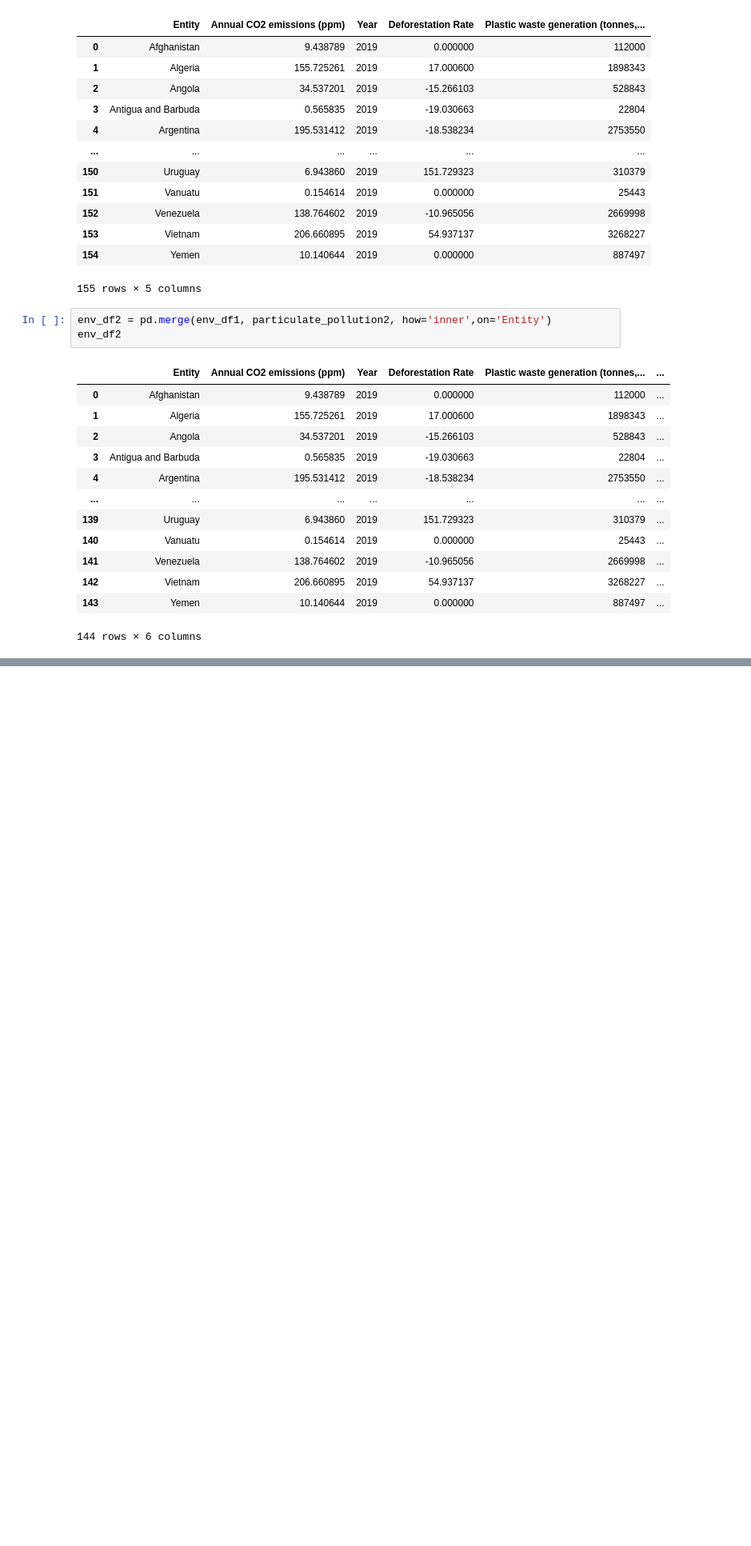
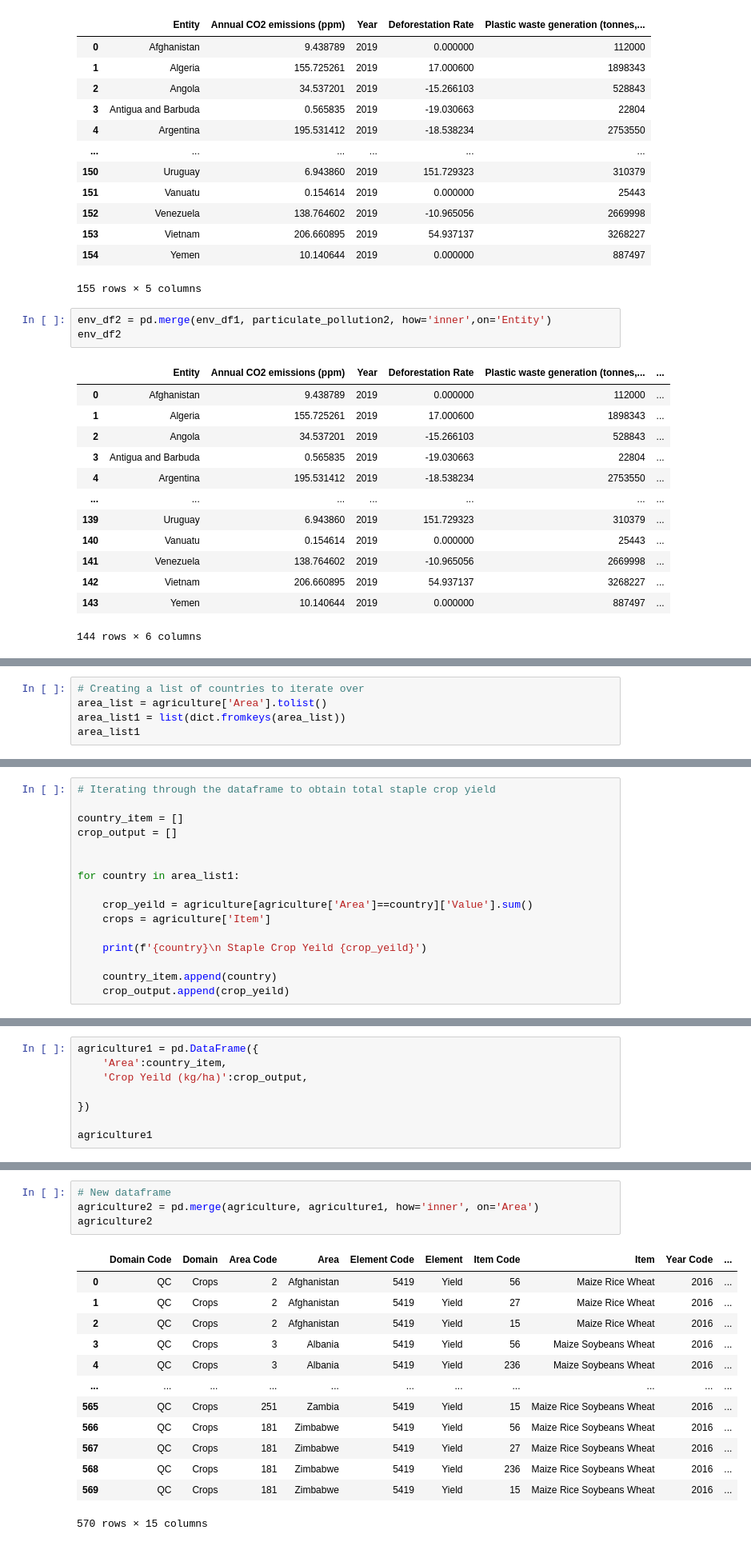
Before and after one commit to skumble27/health-of-a-nation, a Jupyter notebook: Sumukh/datacleanetl.ipynb, the cells around one changed output, grey strips where cells are left out. Shown at 80% size. Saved outputs shown, nothing was run; the diff lists cells and outputs as text; blank space fills up the shorter version.

```diff
--- a/Sumukh/datacleanetl.ipynb
+++ b/Sumukh/datacleanetl.ipynb
@@ -869,0 +932,5 @@ env_df2
+# %%
+# Creating a list of countries to iterate over
+area_list = agriculture['Area'].tolist()
+area_list1 = list(dict.fromkeys(area_list))
+area_list1
@@ -869,0 +955,16 @@ env_df2
+# %%
+# Iterating through the dataframe to obtain total staple crop yield
+
+country_item = []
+crop_output = []
+
+
+for country in area_list1:
+
+    crop_yeild = agriculture[agriculture['Area']==country]['Value'].sum()
+    crops = agriculture['Item']
+
+    print(f'{country}\n Staple Crop Yeild {crop_yeild}')
+
+    country_item.append(country)
+    crop_output.append(crop_yeild)
@@ -869,0 +989,8 @@ env_df2
+# %%
+agriculture1 = pd.DataFrame({
+    'Area':country_item,
+    'Crop Yeild (kg/ha)':crop_output,
+
+})
+
+agriculture1
@@ -869,0 +1011,18 @@ env_df2
+# %%
+# New dataframe
+agriculture2 = pd.merge(agriculture, agriculture1, how='inner', on='Area')
+agriculture2
+# %% [output]
+|  | Domain Code | Domain | Area Code | Area | Element Code | Element | Item Code | Item | Year Code | ... |
+| 0 | QC | Crops | 2 | Afghanistan | 5419 | Yield | 56 | Maize Rice Wheat | 2016 | ... |
+| 1 | QC | Crops | 2 | Afghanistan | 5419 | Yield | 27 | Maize Rice Wheat | 2016 | ... |
+| 2 | QC | Crops | 2 | Afghanistan | 5419 | Yield | 15 | Maize Rice Wheat | 2016 | ... |
+| 3 | QC | Crops | 3 | Albania | 5419 | Yield | 56 | Maize Soybeans Wheat | 2016 | ... |
+| 4 | QC | Crops | 3 | Albania | 5419 | Yield | 236 | Maize Soybeans Wheat | 2016 | ... |
+| ... | ... | ... | ... | ... | ... | ... | ... | ... | ... | ... |
+| 565 | QC | Crops | 251 | Zambia | 5419 | Yield | 15 | Maize Rice Soybeans Wheat | 2016 | ... |
+| 566 | QC | Crops | 181 | Zimbabwe | 5419 | Yield | 56 | Maize Rice Soybeans Wheat | 2016 | ... |
+| 567 | QC | Crops | 181 | Zimbabwe | 5419 | Yield | 27 | Maize Rice Soybeans Wheat | 2016 | ... |
+| 568 | QC | Crops | 181 | Zimbabwe | 5419 | Yield | 236 | Maize Rice Soybeans Wheat | 2016 | ... |
+| 569 | QC | Crops | 181 | Zimbabwe | 5419 | Yield | 15 | Maize Rice Soybeans Wheat | 2016 | ... |
+570 rows × 15 columns
```
Also changed, not shown: parts of 33 cells of this notebook, 5 other files.
